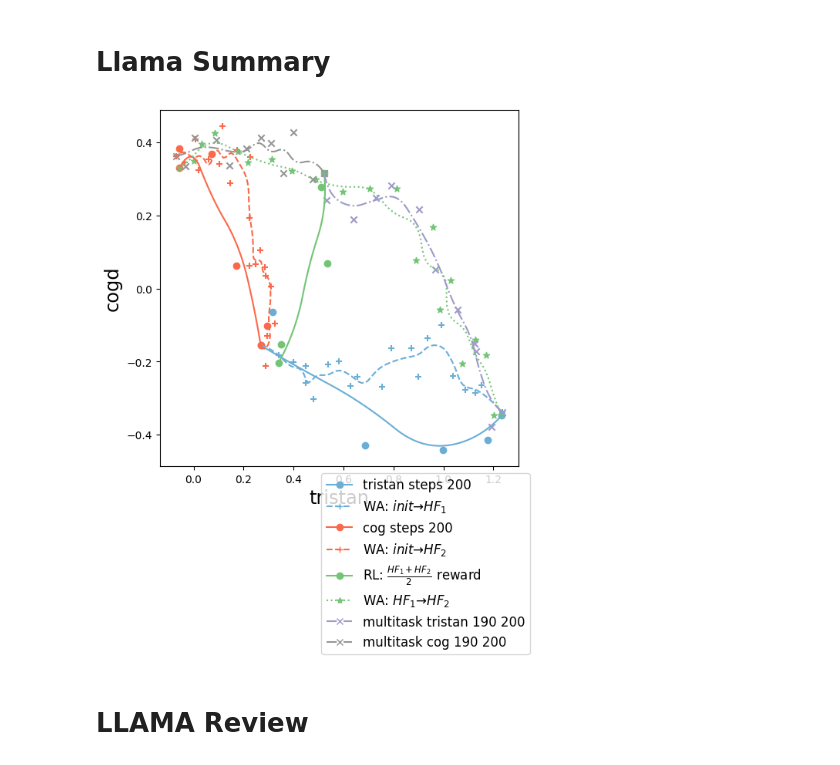
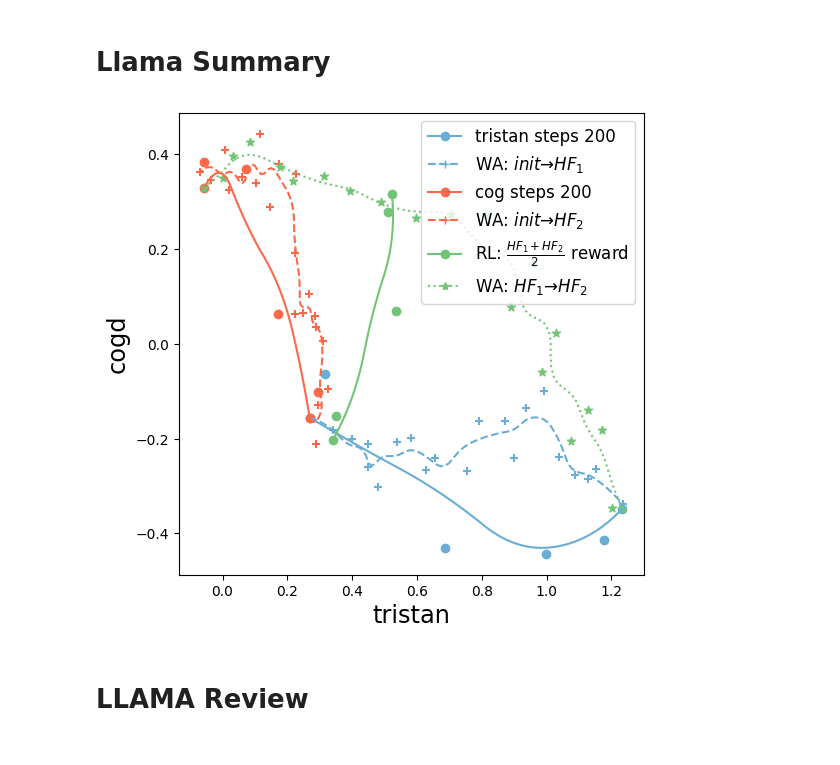
Before and after one commit to alexrame/domainbedv2, a Jupyter notebook: notebooks/rl/nlp/plot_rl.ipynb, the cells around one changed output. Cells and saved outputs as stored; diff of their text form; code cells hidden in the pictures.

```diff
--- a/notebooks/rl/nlp/plot_rl.ipynb
+++ b/notebooks/rl/nlp/plot_rl.ipynb
@@ -46,7 +49,7 @@ colormaps = [
 "Blues_Greys",
 "Dark_Greys",
 ] * 2
-do_save = False
+do_save = True
 # %%
 # llama stack
 # %%
@@ -212,8 +214,9 @@ from llamasummarynews import  logs_summarynew_alpaca_tristan, logs_summarynew_al
 modules_summary_news = [
     logs_summarynew_tristan_steps, logs_summarynew_alpaca_tristan, logs_summarynew_cog_steps,
     logs_summarynew_alpaca_cog, logs_summarynew_multi, logs_summarynew_tristan_cog,
-    logs_snew_multi_cog, logs_snew_multi_tristan
 ]
+
+modules_summary_new_all = [logs_snew_multi_cog, logs_snew_multi_tristan]
 # %%
 for modules in [modules_summary_news]:
     for module in modules:
@@ -259,9 +261,11 @@ modules_summary = [
     logs_cog_steps_200,
     logs_alpaca_cog_kl005,
     logs_multi_step40_200_kl005,
-    logs_tristan_cog_step40_kl005,
+    logs_tristan_cog_step40_kl005]
+modules_summary_all = [
     logs_multitask_tristan_190_200,
-    logs_multitask_cog_190_200]
+    logs_multitask_cog_190_200
+]
 modules_summary_soups = [logs_alpaca_cogsoups_step40, logs_cogsoups_step40]
 # %%
 for modules in [modules_summary, modules_summary_soups]:
@@ -279,18 +283,17 @@ for modules in [modules_summary, modules_summary_soups]:
 # %%
 fig_dr = plot.plot_key(
     [module.l for module in modules_summary],
+    key_x="tristan",
     key_y="cogd",
-    key_x="tristan",
     labels=[module.label for module in modules_summary],
-    loc=(1.05, 0),
+    loc="upper right",
     colormaps=["Blues", "Blues", "Reds", "Reds", "Greens", "Greens", "Purples", "Greys"],
     linestyles=["solid", "dashed", "solid", "dashed", "solid", "dotted", "dashdot", "dashdot"],
-    connect_endpoints=False,
     order="savgol_3_1_quadratic",
 )
-plot.save_fig(fig=fig_dr, name="summary/pareto_summary_tristancogd.pdf", do_save=do_save)
+plot.save_fig(fig=fig_dr, name="nlp/pareto_summary_tristantocogd.pdf", do_save=do_save)
 # %% [output]
-[figure, old version]
+[figure, new version]
 # %%
 keys_y = ["tristan", "cogd", "cogfaithful"]
 
```
Also changed, not shown: parts of 10 cells of this notebook, 3 other files.
